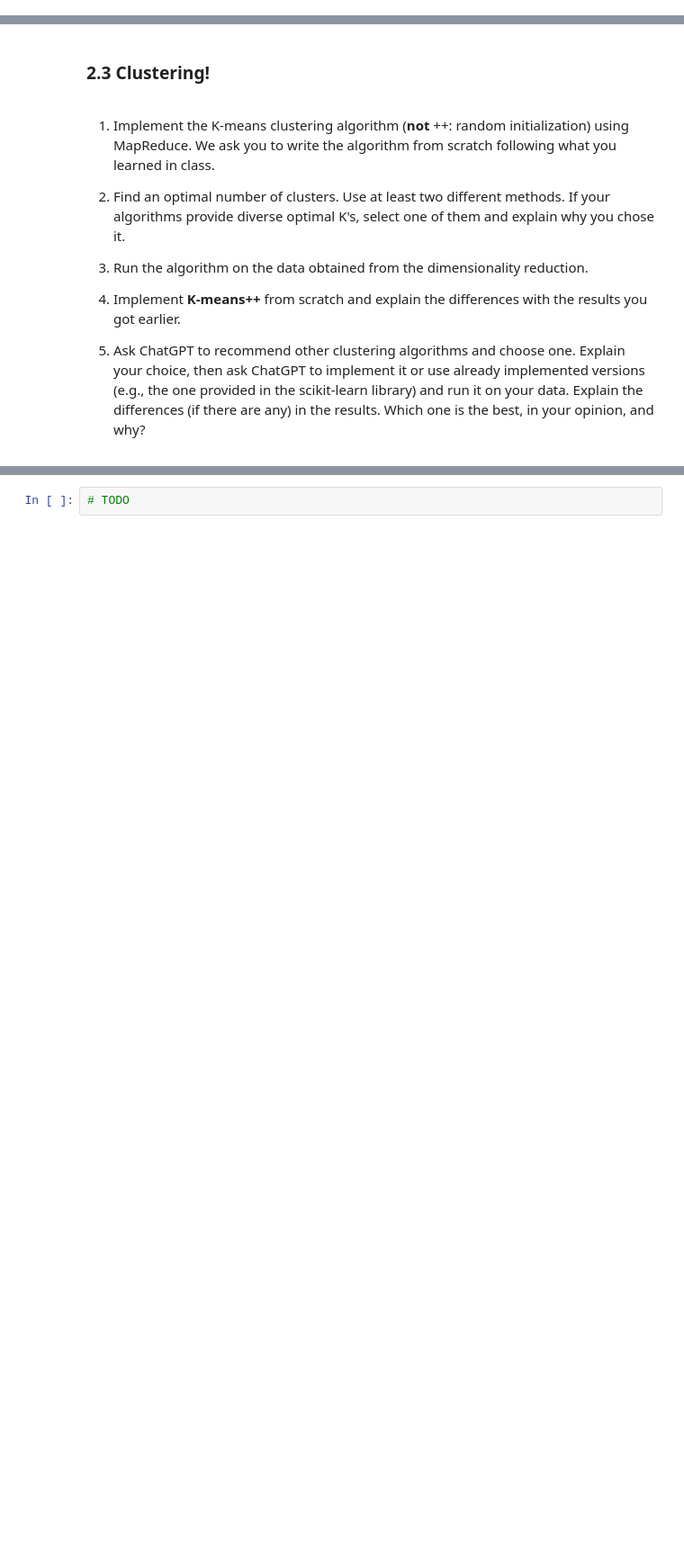
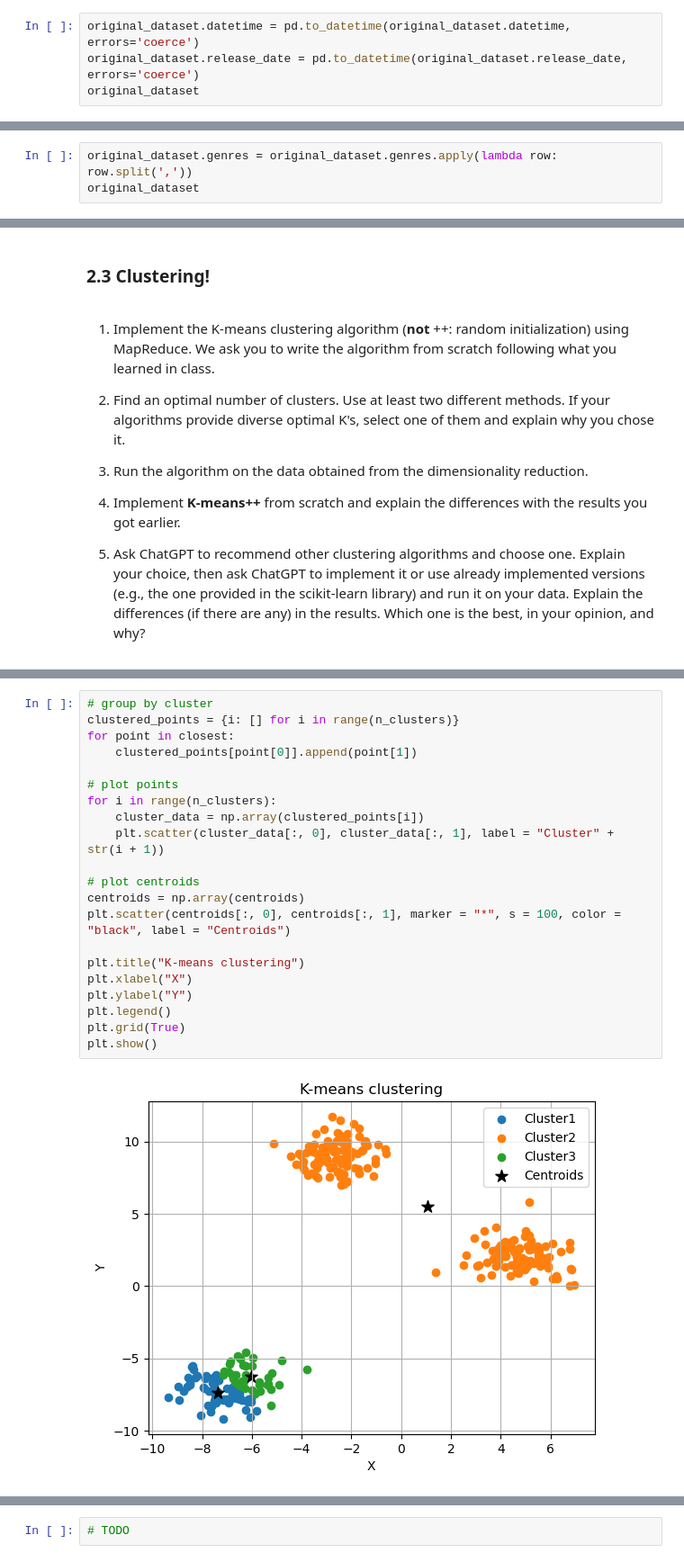
Before and after one commit to LorenzoPannacci/ADM-HW4, a Jupyter notebook: main.ipynb, the cells around one changed output, grey strips where cells are left out. Shown at 90% size. Cells and saved outputs as stored; diff of their text form; blank space fills up the shorter version.

```diff
--- a/main.ipynb
+++ b/main.ipynb
@@ -107,0 +209,4 @@ So, in the end, you should have for each user_id five features.
+# %%
+original_dataset.datetime = pd.to_datetime(original_dataset.datetime, errors='coerce')
+original_dataset.release_date = pd.to_datetime(original_dataset.release_date, errors='coerce')
+original_dataset
@@ -107,0 +277,3 @@ So, in the end, you should have for each user_id five features.
+# %%
+original_dataset.genres = original_dataset.genres.apply(lambda row: row.split(','))
+original_dataset
@@ -129,0 +755,23 @@ You may notice that you have plenty of features to work with now. So, it would b
+# %%
+# group by cluster
+clustered_points = {i: [] for i in range(n_clusters)}
+for point in closest:
+    clustered_points[point[0]].append(point[1])
+
+# plot points
+for i in range(n_clusters):
+    cluster_data = np.array(clustered_points[i])
+    plt.scatter(cluster_data[:, 0], cluster_data[:, 1], label = "Cluster" + str(i + 1))
+
+# plot centroids
+centroids = np.array(centroids)
+plt.scatter(centroids[:, 0], centroids[:, 1], marker = "*", s = 100, color = "black", label = "Centroids")
+
+plt.title("K-means clustering")
+plt.xlabel("X")
+plt.ylabel("Y")
+plt.legend()
+plt.grid(True)
+plt.show()
+# %% [output]
+[figure, added]
```
Also changed, not shown: parts of 76 cells of this notebook, 2 other files.
